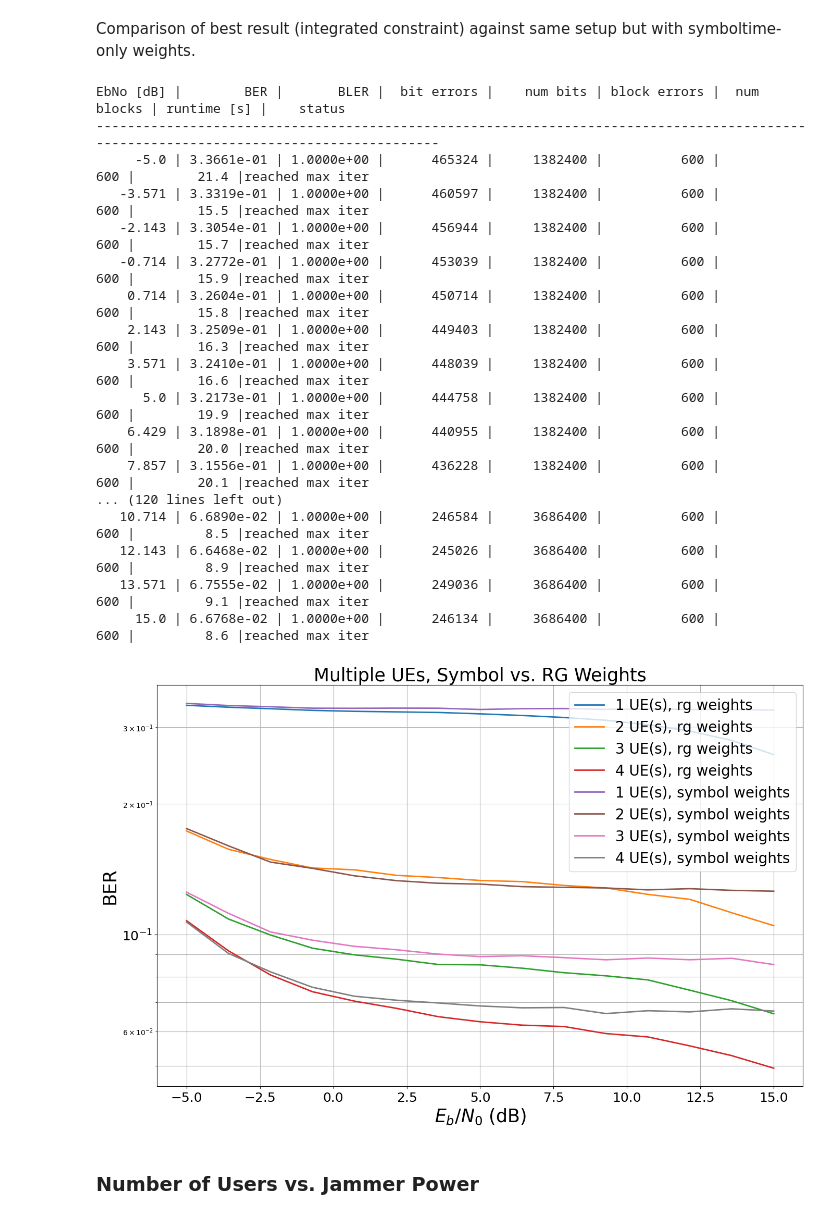
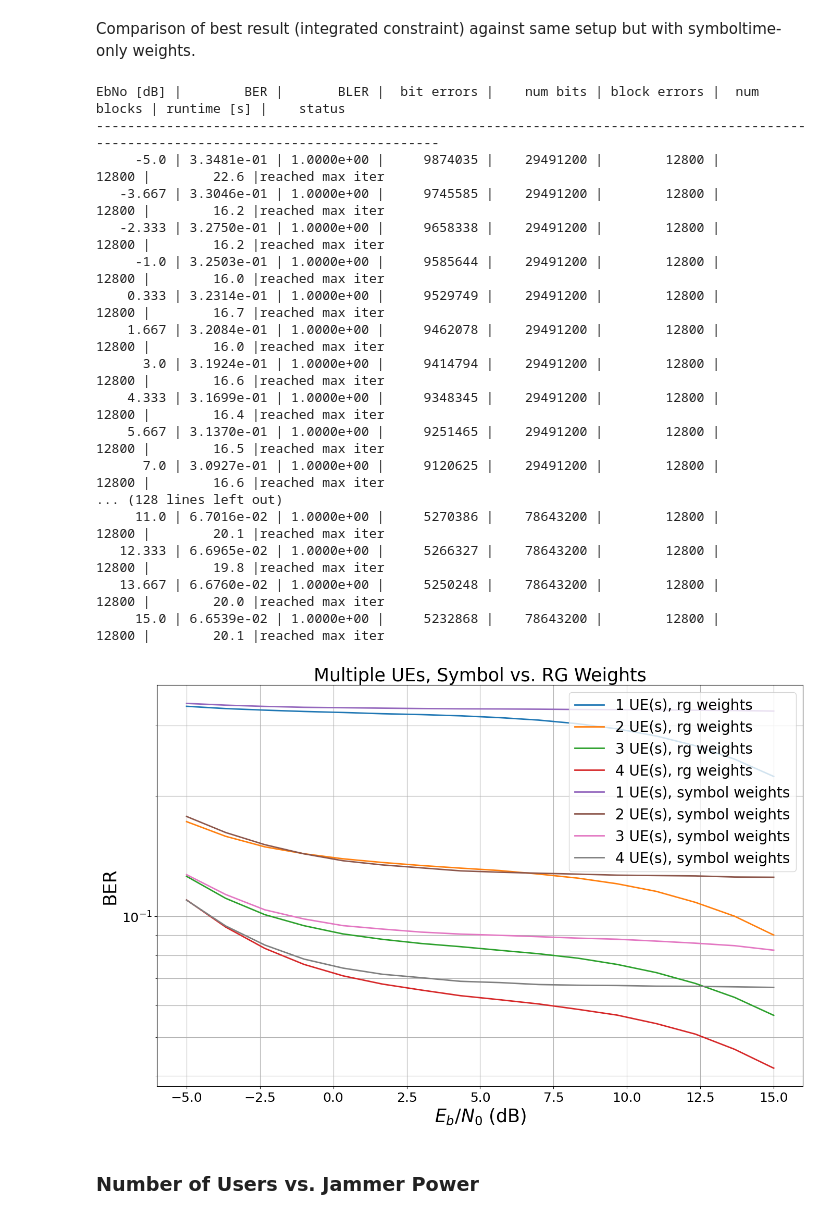
Before and after one commit to IIP-Group/pyjama, a Jupyter notebook: simulations/multi_user.ipynb, the cells around one changed output. Cells and saved outputs as stored; diff of their text form; code cells hidden in the pictures.

```diff
--- a/simulations/multi_user.ipynb
+++ b/simulations/multi_user.ipynb
@@ -38,8 +38,8 @@ model_parameters["jammer_parameters"] = jammer_parameters
 # %% [markdown]
 ### Integrated vs Variable Constraint
 # %%
-sim.MAX_MC_ITER = 150
-sim.BATCH_SIZE = 4
+sim.MAX_MC_ITER = 100
+sim.BATCH_SIZE = 128
 jammer_parameters["trainable"] = False
 jammer_parameters["trainable_mask"] = tf.ones([14, 128])
 num_ues = np.arange(1, 5, dtype=np.int32)
@@ -78,4 +78,6 @@ EbNo [dB] |        BER |       BLER |  bit errors |    num bits | block errors |
 # %%
 ber_plots.title = "Multiple UEs, Integrated vs. Variable Constraint"
 ber_plots()
+with open("bers/report/learning/integrated_vs_variable_constraint.pickle", "wb") as f:
+    pickle.dump(ber_plots, f)
 # %% [output]
@@ -121,43 +123,45 @@ ber_plots()
 Comparison of best result (integrated constraint) against same setup but with symboltime-only weights.
 # %%
 ber_plots.reset()
-sim.MAX_MC_ITER = 150
-sim.BATCH_SIZE = 4
+sim.MAX_MC_ITER = 100
+sim.BATCH_SIZE = 128
 jammer_parameters["trainable"] = False
 jammer_parameters["trainable_mask"] = tf.ones([14, 128])
 num_ues = np.arange(1, 5, dtype=np.int32)
 for num_ue in num_ues:
     filename = f"weights/ue_{num_ue}_relufix.pickle"
     model = Model(**{**model_parameters, "num_ut": num_ue})
     load_weights(model, filename)
     simulate_model(model, f"{num_ue} UE(s), rg weights")
 jammer_parameters["trainable_mask"] = tf.ones([14, 1])
 for num_ue in num_ues:
     filename = f"weights/ue_{num_ue}_relufix_symbol_weights.pickle"
     model = Model(**{**model_parameters, "num_ut": num_ue})
     load_weights(model, filename)
     simulate_model(model, f"{num_ue} UE(s), symbol weights")
 ber_plots.title = "Multiple UEs, Symbol vs. RG Weights"
 ber_plots()
+with open("bers/report/learning/rg_vs_symbol_weight.pickle", "wb") as f:
+    pickle.dump(ber_plots, f)
 # %% [output]
 EbNo [dB] |        BER |       BLER |  bit errors |    num bits | block errors |  num blocks | runtime [s] |    status
 ---------------------------------------------------------------------------------------------------------------------------------------
-     -5.0 | 3.3661e-01 | 1.0000e+00 |      465324 |     1382400 |          600 |         600 |        21.4 |reached max iter
-   -3.571 | 3.3319e-01 | 1.0000e+00 |      460597 |     1382400 |          600 |         600 |        15.5 |reached max iter
-   -2.143 | 3.3054e-01 | 1.0000e+00 |      456944 |     1382400 |          600 |         600 |        15.7 |reached max iter
-   -0.714 | 3.2772e-01 | 1.0000e+00 |      453039 |     1382400 |          600 |         600 |        15.9 |reached max iter
-    0.714 | 3.2604e-01 | 1.0000e+00 |      450714 |     1382400 |          600 |         600 |        15.8 |reached max iter
-    2.143 | 3.2509e-01 | 1.0000e+00 |      449403 |     1382400 |          600 |         600 |        16.3 |reached max iter
-    3.571 | 3.2410e-01 | 1.0000e+00 |      448039 |     1382400 |          600 |         600 |        16.6 |reached max iter
-      5.0 | 3.2173e-01 | 1.0000e+00 |      444758 |     1382400 |          600 |         600 |        19.9 |reached max iter
-    6.429 | 3.1898e-01 | 1.0000e+00 |      440955 |     1382400 |          600 |         600 |        20.0 |reached max iter
-    7.857 | 3.1556e-01 | 1.0000e+00 |      436228 |     1382400 |          600 |         600 |        20.1 |reached max iter
-... (120 lines left out)
-   10.714 | 6.6890e-02 | 1.0000e+00 |      246584 |     3686400 |          600 |         600 |         8.5 |reached max iter
-   12.143 | 6.6468e-02 | 1.0000e+00 |      245026 |     3686400 |          600 |         600 |         8.9 |reached max iter
-   13.571 | 6.7555e-02 | 1.0000e+00 |      249036 |     3686400 |          600 |         600 |         9.1 |reached max iter
-     15.0 | 6.6768e-02 | 1.0000e+00 |      246134 |     3686400 |          600 |         600 |         8.6 |reached max iter
+     -5.0 | 3.3481e-01 | 1.0000e+00 |     9874035 |    29491200 |        12800 |       12800 |        22.6 |reached max iter
+   -3.667 | 3.3046e-01 | 1.0000e+00 |     9745585 |    29491200 |        12800 |       12800 |        16.2 |reached max iter
+   -2.333 | 3.2750e-01 | 1.0000e+00 |     9658338 |    29491200 |        12800 |       12800 |        16.2 |reached max iter
+     -1.0 | 3.2503e-01 | 1.0000e+00 |     9585644 |    29491200 |        12800 |       12800 |        16.0 |reached max iter
+    0.333 | 3.2314e-01 | 1.0000e+00 |     9529749 |    29491200 |        12800 |       12800 |        16.7 |reached max iter
+    1.667 | 3.2084e-01 | 1.0000e+00 |     9462078 |    29491200 |        12800 |       12800 |        16.0 |reached max iter
+      3.0 | 3.1924e-01 | 1.0000e+00 |     9414794 |    29491200 |        12800 |       12800 |        16.6 |reached max iter
+    4.333 | 3.1699e-01 | 1.0000e+00 |     9348345 |    29491200 |        12800 |       12800 |        16.4 |reached max iter
+    5.667 | 3.1370e-01 | 1.0000e+00 |     9251465 |    29491200 |        12800 |       12800 |        16.5 |reached max iter
+      7.0 | 3.0927e-01 | 1.0000e+00 |     9120625 |    29491200 |        12800 |       12800 |        16.6 |reached max iter
+... (128 lines left out)
+     11.0 | 6.7016e-02 | 1.0000e+00 |     5270386 |    78643200 |        12800 |       12800 |        20.1 |reached max iter
+   12.333 | 6.6965e-02 | 1.0000e+00 |     5266327 |    78643200 |        12800 |       12800 |        19.8 |reached max iter
+   13.667 | 6.6760e-02 | 1.0000e+00 |     5250248 |    78643200 |        12800 |       12800 |        20.0 |reached max iter
+     15.0 | 6.6539e-02 | 1.0000e+00 |     5232868 |    78643200 |        12800 |       12800 |        20.1 |reached max iter
-[figure, old version]
+[figure, new version]
 # %% [markdown]
 ### Number of Users vs. Jammer Power
 # %%
```
Also changed, not shown: parts of 4 cells of this notebook, 1 other file.
